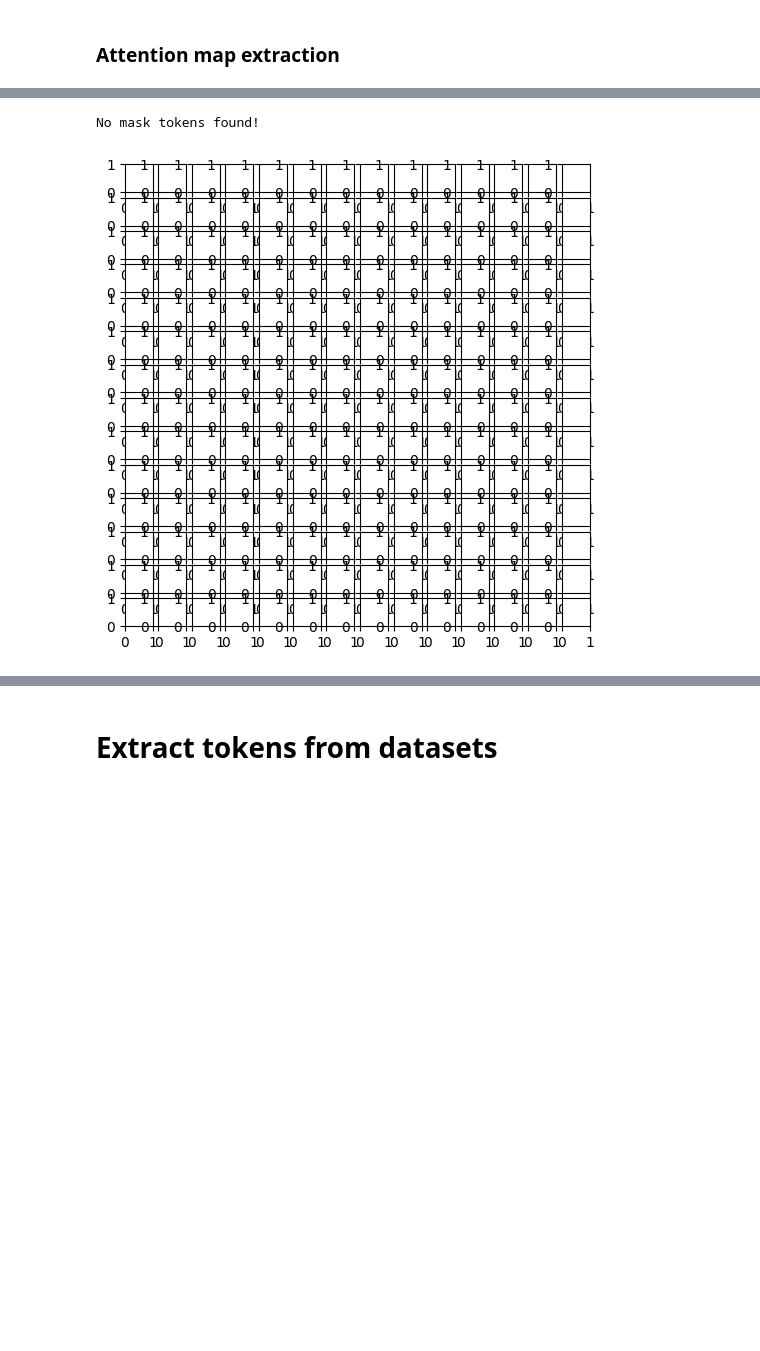
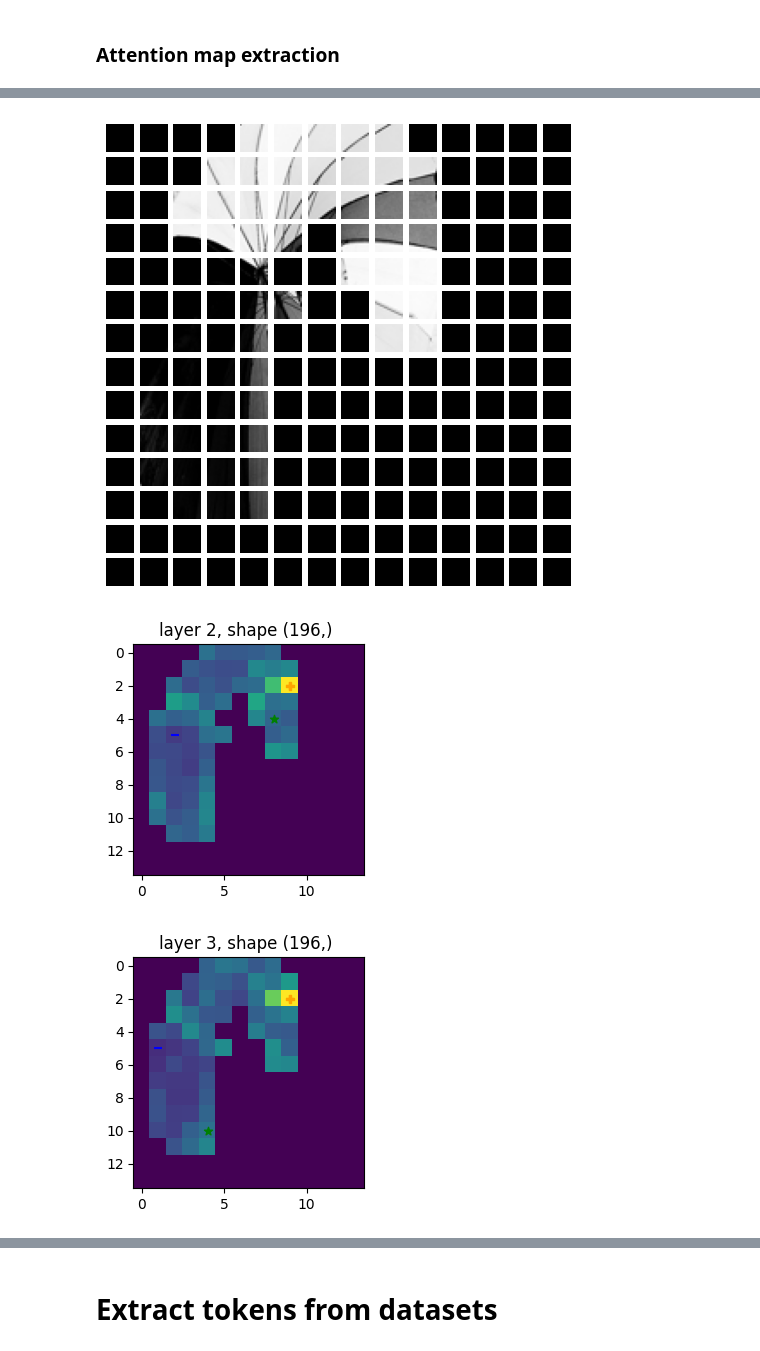
Before and after one commit to bodias/vision-transformers-analysis, a Jupyter notebook: sample_image_captioning/feature_extraction-captioning-VIT.ipynb, the cells around one changed output, grey strips where cells are left out. Cells and saved outputs as stored; diff of their text form; code cells hidden in the pictures; blank space fills up the shorter version.

Commit message:
latest updates with attention map analysis

```diff
--- a/sample_image_captioning/feature_extraction-captioning-VIT.ipynb
+++ b/sample_image_captioning/feature_extraction-captioning-VIT.ipynb
@@ -103,11 +131,11 @@ torch.Size([1, 197, 768])
 # %%
 COCO_PATH = "../../../datasets/coco"
 # %%
-with open("../task1_person_accessory_data.json", "r") as f:
+with open("../task1_person_accessory_data_w_caption.json", "r") as f:
     person_annotations = json.load(f)
 
-with open("../task2_dining_objects_data.json", "r") as f:
-    dining_obj_annotations = json.load(f)
+# with open("../task2_dining_objects_data.json", "r") as f:
+#     dining_obj_annotations = json.load(f)
 # %%
 person_annotations.keys()
 # %% [output]
@@ -208,7 +234,7 @@ def get_objects_mask(annotation, objects=[], option=1):
 # %%
 ##
 # %%
-sample_ann = dining_obj_annotations['44'][0]
+sample_ann = person_annotations['28'][6]
 sample_img = Image.open(os.path.join(COCO_PATH, 'train2017', sample_ann['image']['file_name'])).convert('RGB')
 sample_img
 # %% [output]
@@ -216,6 +242,6 @@ sample_img
 # %%
-# masks = get_objects_mask(sample_ann, objects=[1, 27], option=1)
-masks = get_objects_mask(sample_ann, objects=[67, 44], option=3)
+masks = get_objects_mask(sample_ann, objects=[1, 28], option=1)
+# masks = get_objects_mask(sample_ann, objects=[67, 44], option=3)
 print(len(masks))
 print(np.array(masks[0]).shape)
 masks[0]
@@ -409,7 +437,7 @@ def find_tokens_in_region(attention_map:np.array,
 # %% [markdown]
 ### Attention map extraction
 # %%
-def extract_bg_token(img: Image.Image, mask:np.array, mask_threshold=.75, renorm_weights=True, debug=False):
+def extract_bg_token(img: Image.Image, mask:np.array, layers:list, mask_threshold=.75, renorm_weights=True, debug=False):
 #     x = transform(img)
 #     logits, att_map, layer_activations = model(x.unsqueeze(0))
     ################################################
@@ -447,12 +475,18 @@ def extract_bg_token(img: Image.Image, mask:np.array, mask_threshold=.75, renorm
 
 #     bg_tokens, consistent_bg_token, _ = find_tokens_in_region(mean_att_map, np.array(img), bg_mask_img, mask_threshold=mask_threshold,
 #                                                               display_token_grid=debug, display_att_layers=debug)
-    fg_tokens, consistent_fg_token, _ = find_tokens_in_region(mean_att_map, np.array(img), fg_mask_img, mask_threshold=mask_threshold,
-                                                              display_token_grid=debug, display_att_layers=debug)
+    fg_tokens, consistent_fg_token, _ = find_tokens_in_region(attention_map=mean_att_map,
+                                                              img=np.array(img),
+                                                              mask=fg_mask_img,
+                                                              layers=layers,
+                                                              mask_threshold=mask_threshold,
+                                                              display_token_grid=debug,
+                                                              display_att_layers=debug)
 
     return fg_tokens, consistent_fg_token, mean_att_map, layer_activations
 # %%
 fg_tokens, cons_fg_token, mean_att_map, layer_activations= extract_bg_token(img=sample_img.resize((224,224)),
                                                                             mask=np.array(masks[1].resize((224,224))),
+                                                                            layers=[2,3,4,9,10,11],
                                                                             debug=True)
 # %% [output]
@@ -460,2 +494,3 @@ fg_tokens, cons_fg_token, mean_att_map, layer_activations= extract_bg_token(img=
-No mask tokens found!
-[figure, old version]
+[figure, new version]
+[figure, added]
+[figure, added]
```
Also changed, not shown: parts of 23 cells of this notebook, 8 other files.
